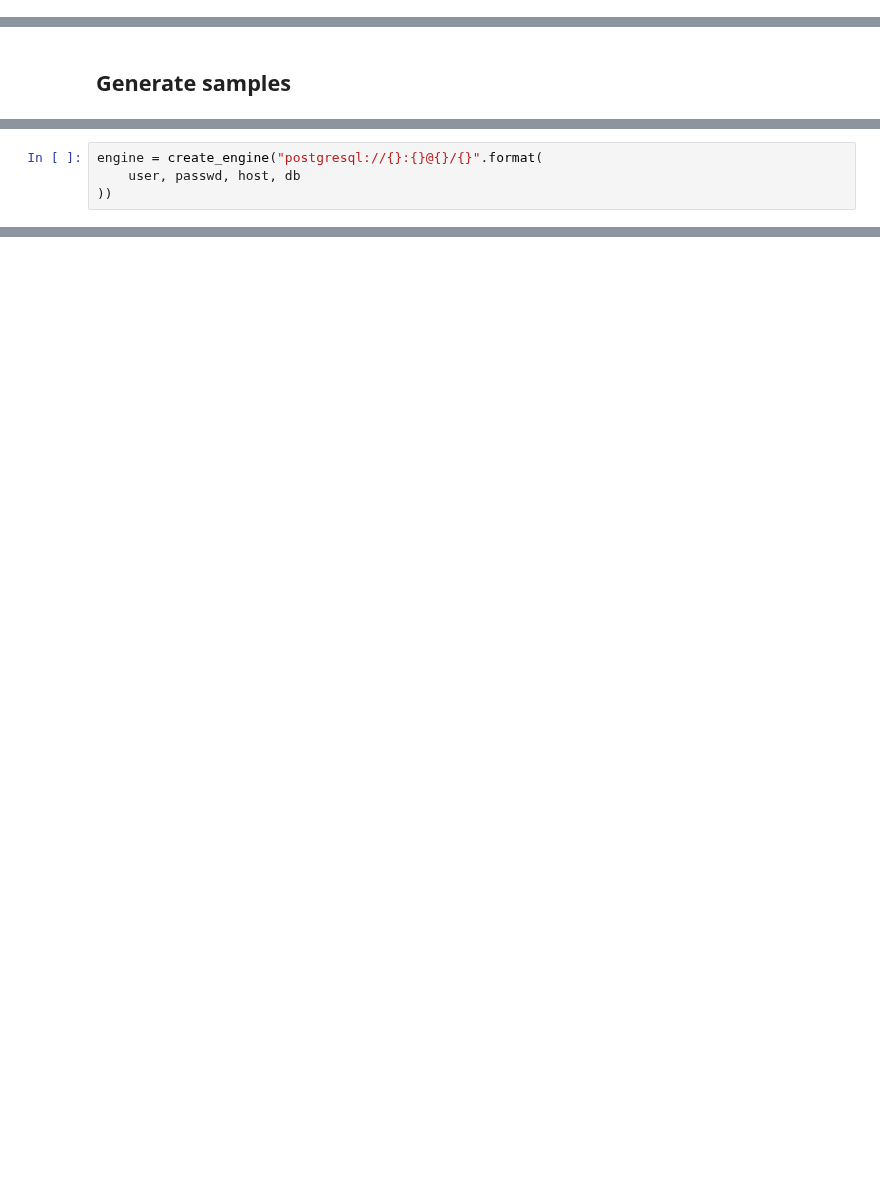
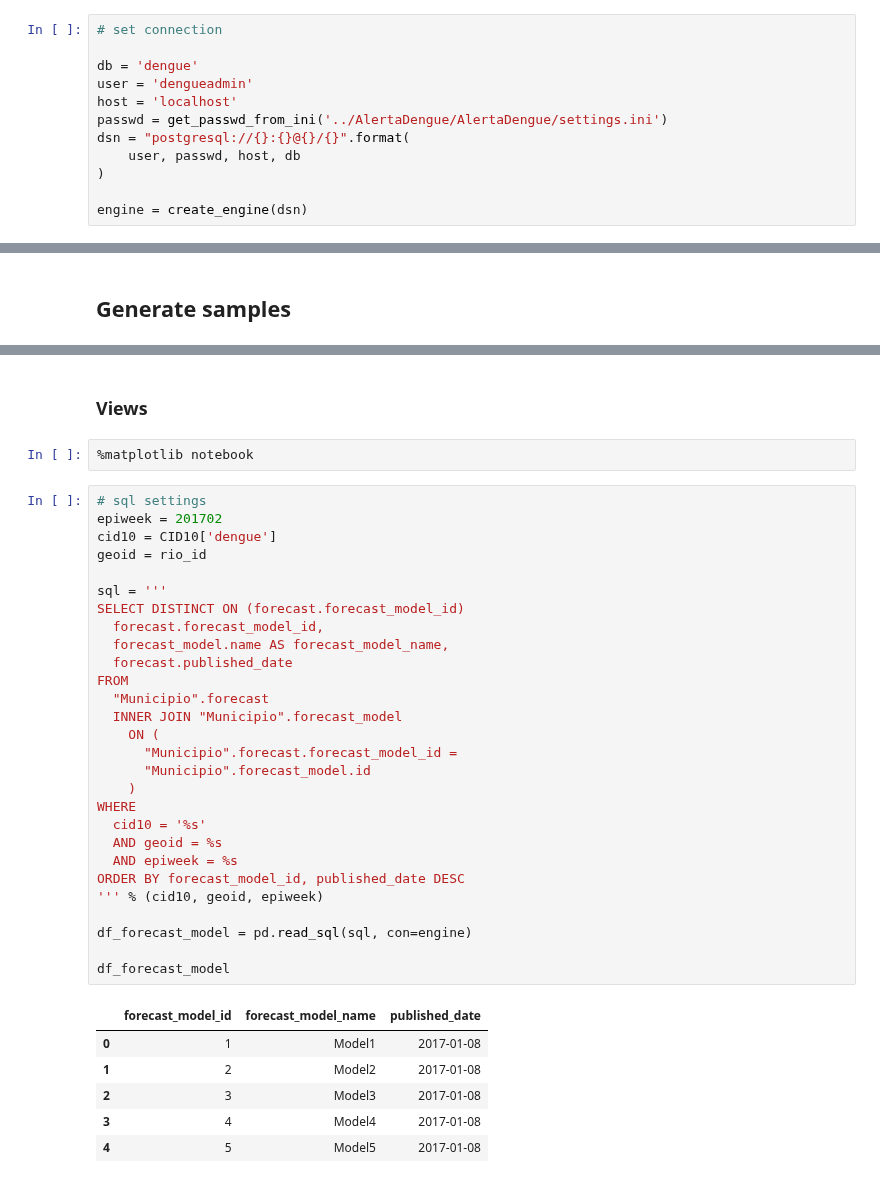
Before and after one commit to AlertaDengue/AlertaDengue, a Jupyter notebook: notebooks/Forecast.ipynb, the cells around one changed output, grey strips where cells are left out. Saved outputs shown, nothing was run; the diff lists cells and outputs as text; blank space fills up the shorter version.

Commit message:
Forecast notebook updated.

```diff
--- a/notebooks/Forecast.ipynb
+++ b/notebooks/Forecast.ipynb
@@ -16 +31,13 @@ import sqlite3
+# %%
+# set connection
+
+db = 'dengue'
+user = 'dengueadmin'
+host = 'localhost'
+passwd = get_passwd_from_ini('../AlertaDengue/AlertaDengue/settings.ini')
+dsn = "postgresql://{}:{}@{}/{}".format(
+    user, passwd, host, db
+)
+
+engine = create_engine(dsn)
 # %%
@@ -143,4 +174,0 @@ passwd = get_passwd_from_ini('../AlertaDengue/AlertaDengue/settings.ini')
-# %%
-engine = create_engine("postgresql://{}:{}@{}/{}".format(
-    user, passwd, host, db
-))
@@ -147,3 +247,42 @@ engine = create_engine("postgresql://{}:{}@{}/{}".format(
+# %% [markdown]
+### Views
+# %%
+%matplotlib notebook
+# %%
+# sql settings
+epiweek = 201702
+cid10 = CID10['dengue']
+geoid = rio_id
+
+sql = '''
+SELECT DISTINCT ON (forecast.forecast_model_id)
+  forecast.forecast_model_id,
+  forecast_model.name AS forecast_model_name,
+  forecast.published_date
+FROM
+  "Municipio".forecast
+  INNER JOIN "Municipio".forecast_model
+    ON (
+      "Municipio".forecast.forecast_model_id =
+      "Municipio".forecast_model.id
+    )
+WHERE
+  cid10 = '%s'
+  AND geoid = %s
+  AND epiweek = %s
+ORDER BY forecast_model_id, published_date DESC
+''' % (cid10, geoid, epiweek)
+
+df_forecast_model = pd.read_sql(sql, con=engine)
+
+df_forecast_model
+# %% [output]
+|  | forecast_model_id | forecast_model_name | published_date |
+| 0 | 1 | Model1 | 2017-01-08 |
+| 1 | 2 | Model2 | 2017-01-08 |
+| 2 | 3 | Model3 | 2017-01-08 |
+| 3 | 4 | Model4 | 2017-01-08 |
+| 4 | 5 | Model5 | 2017-01-08 |
 # %%
 sql = """
 SELECT
```
Also changed, not shown: parts of 15 cells of this notebook.
